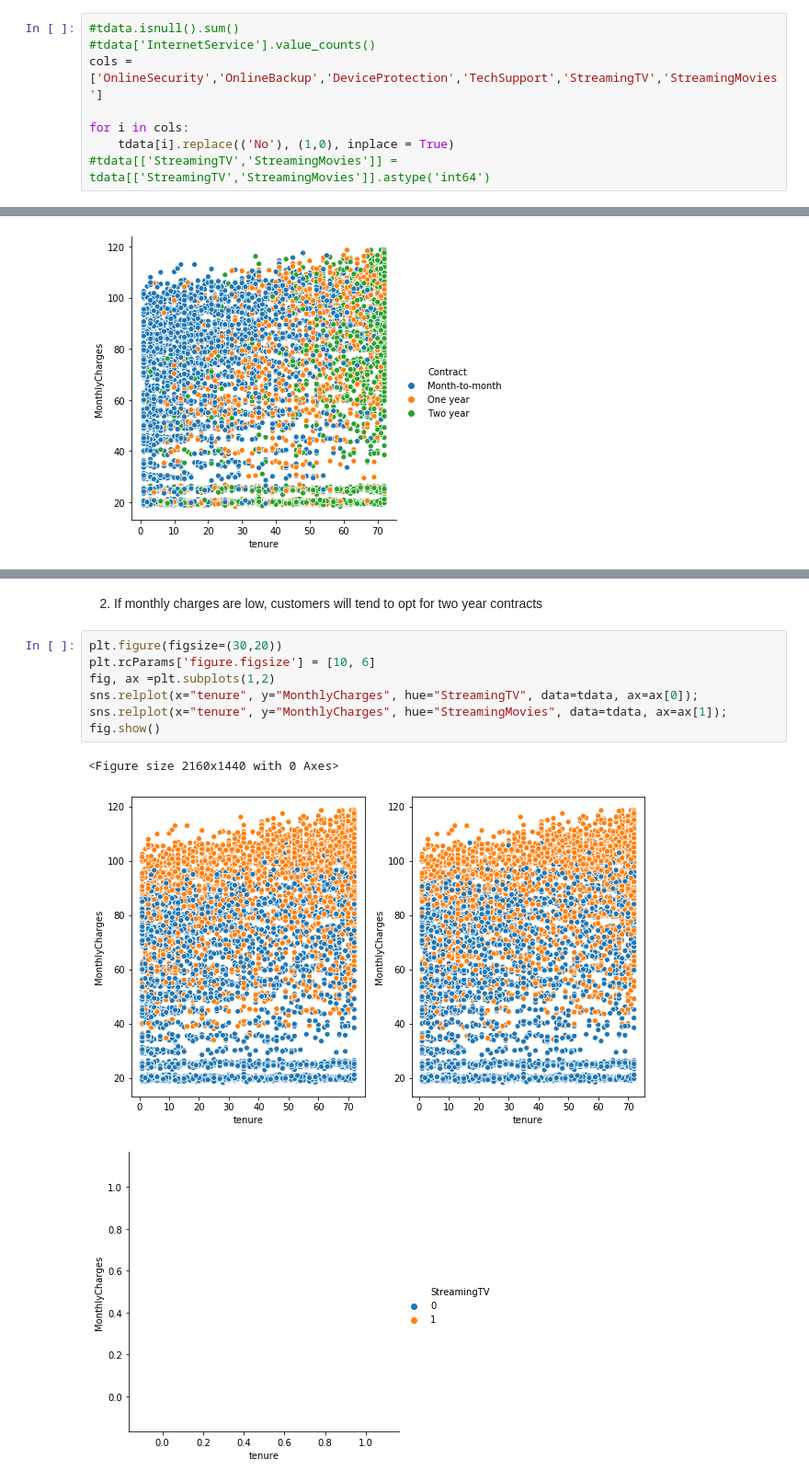
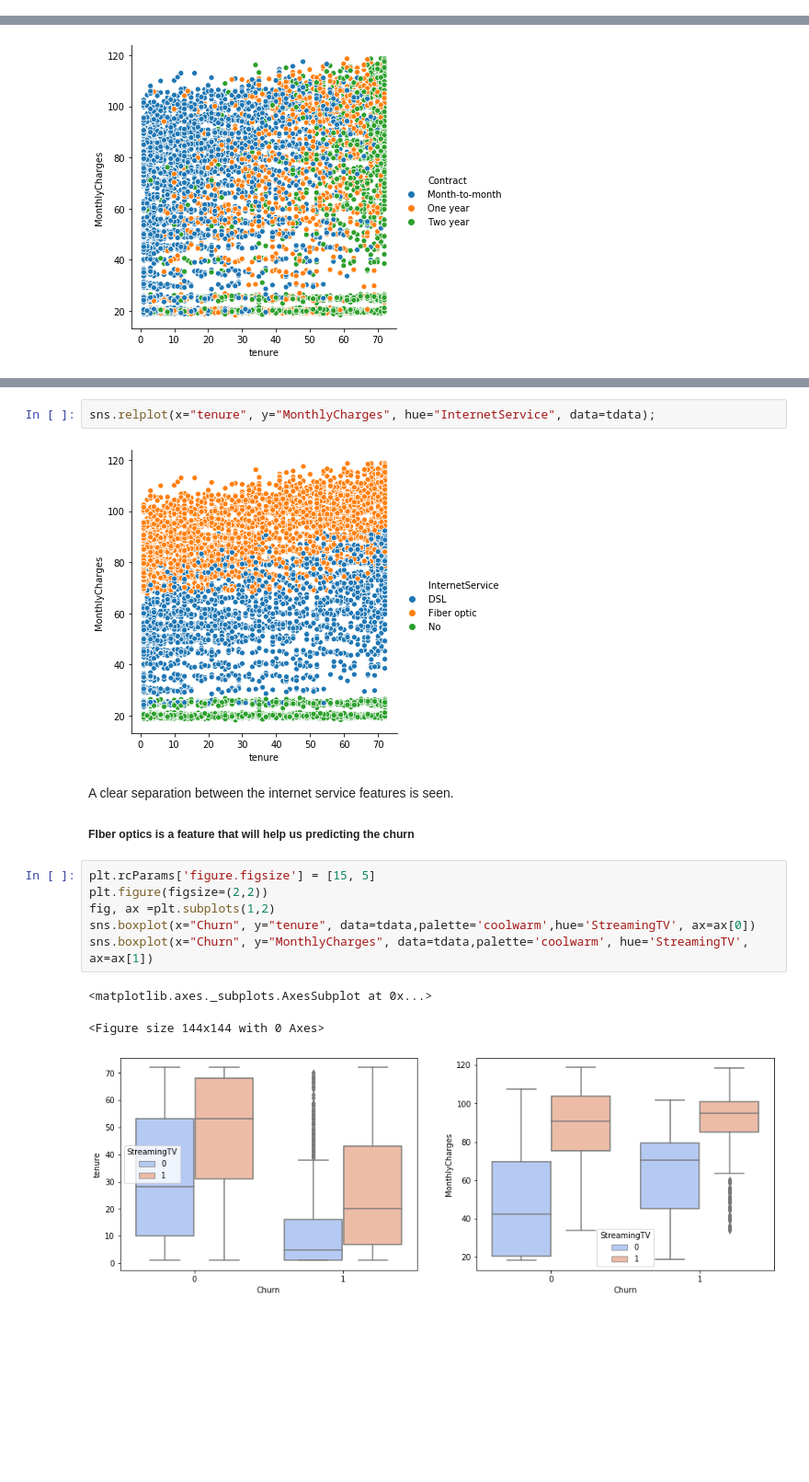
Before and after one commit to aadideshpande/Exploratory-Data-Analysis-of-Telco-Churn-dataset, a Jupyter notebook: eda-1.ipynb, the cells around one changed output, grey strips where cells are left out. Shown at 92% size. Drawn from its saved outputs; the diff is of its cells as text; blank space fills up the shorter version.

```diff
--- a/eda-1.ipynb
+++ b/eda-1.ipynb
@@ -197,14 +211,6 @@ tdata['OnlineBackup'] = pd.to_numeric(tdata['OnlineBackup'], errors='coerce')
 tdata['OnlineSecurity'] = pd.to_numeric(tdata['OnlineSecurity'], errors='coerce')
 tdata['DeviceProtection'] = pd.to_numeric(tdata['DeviceProtection'], errors='coerce')
 tdata['TechSupport'] = pd.to_numeric(tdata['TechSupport'], errors='coerce')
-# %%
-#tdata.isnull().sum()
-#tdata['InternetService'].value_counts()
-cols = ['OnlineSecurity','OnlineBackup','DeviceProtection','TechSupport','StreamingTV','StreamingMovies']
-
-for i in cols:
-    tdata[i].replace(('No'), (1,0), inplace = True)
-#tdata[['StreamingTV','StreamingMovies']] = tdata[['StreamingTV','StreamingMovies']].astype('int64')
 # %%
 tdata['StreamingTV'].value_counts()
 # %% [output]
@@ -292,13 +319,17 @@ sns.relplot(x="tenure", y="MonthlyCharges", hue="Contract", data=tdata);
-# %% [markdown]
-2. If monthly charges are low, customers will tend to opt for two year contracts
+# %%
+sns.relplot(x="tenure", y="MonthlyCharges", hue="InternetService", data=tdata);
+# %% [output]
+[figure, added]
+# %% [markdown]
+A clear separation between the internet service features is seen.
+##### FIber optics is a feature that will help us predicting the churn
 # %%
-plt.figure(figsize=(30,20))
-plt.rcParams['figure.figsize'] = [10, 6]
+plt.rcParams['figure.figsize'] = [15, 5]
+plt.figure(figsize=(2,2))
 fig, ax =plt.subplots(1,2)
-sns.relplot(x="tenure", y="MonthlyCharges", hue="StreamingTV", data=tdata, ax=ax[0]);
-sns.relplot(x="tenure", y="MonthlyCharges", hue="StreamingMovies", data=tdata, ax=ax[1]);
-fig.show()
+sns.boxplot(x="Churn", y="tenure", data=tdata,palette='coolwarm',hue='StreamingTV', ax=ax[0])
+sns.boxplot(x="Churn", y="MonthlyCharges", data=tdata,palette='coolwarm', hue='StreamingTV', ax=ax[1])
 # %% [output]
-<Figure size 2160x1440 with 0 Axes>
+<matplotlib.axes._subplots.AxesSubplot at 0x...>
+<Figure size 144x144 with 0 Axes>
-[figure, old version]
+[figure, new version]
-[figure, removed]
```
Also changed, not shown: parts of 17 cells of this notebook, 1 other file.
